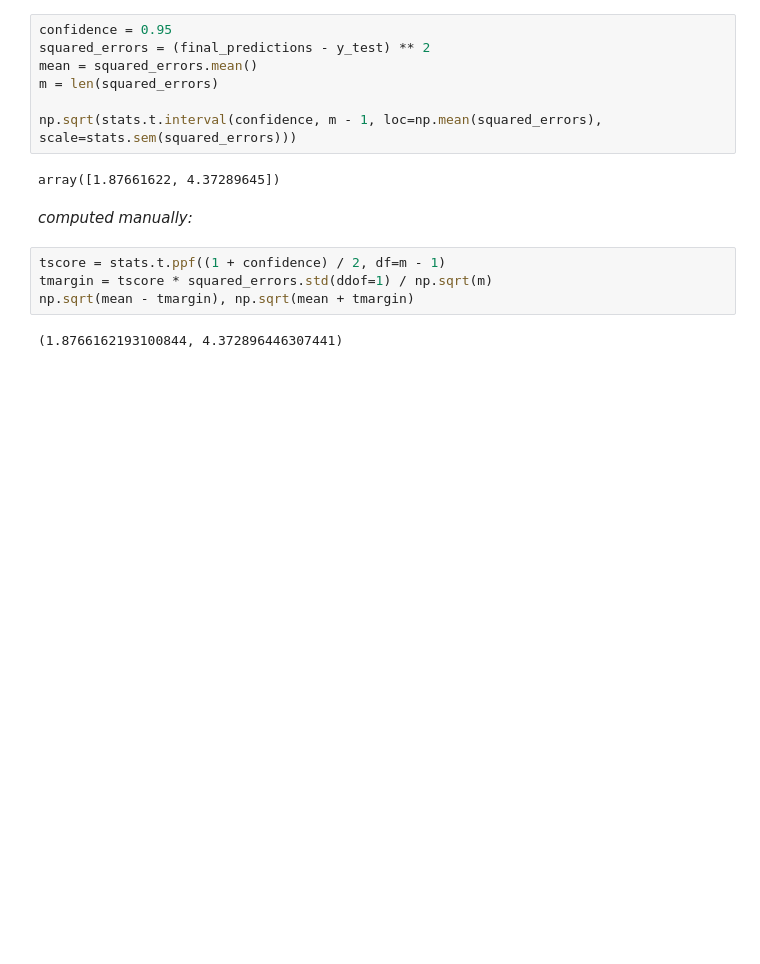
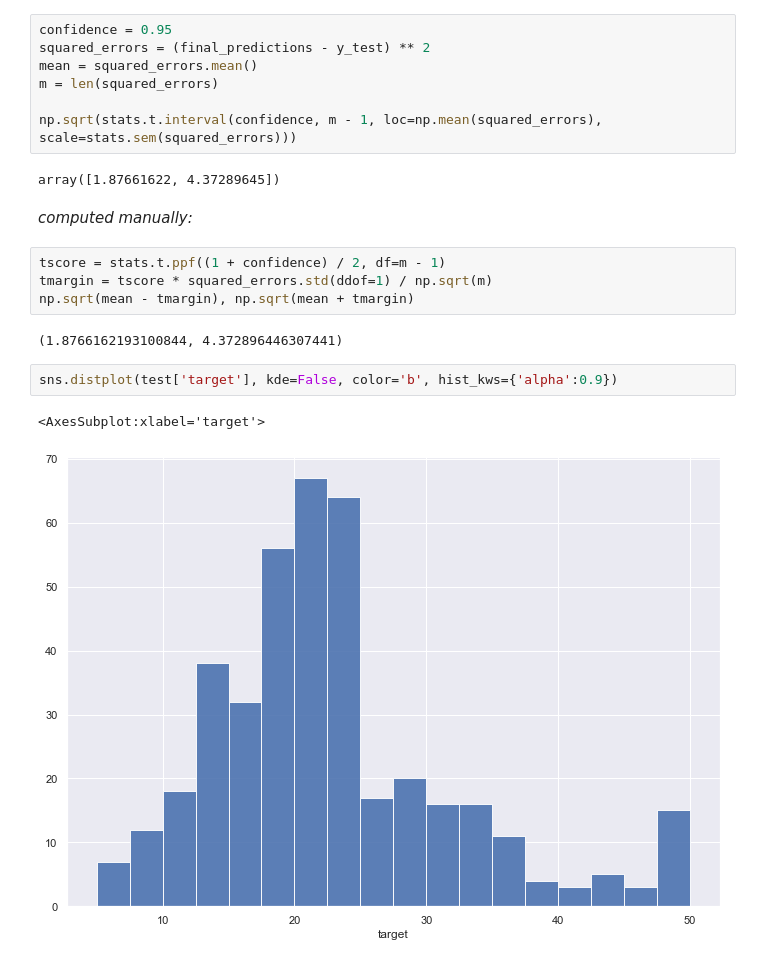
Before and after one commit to JasonMartino720/CS539_Assignment1, a Jupyter notebook: TeamAssignment1dot1.ipynb, the cells around one changed output. Cells and saved outputs as stored; diff of their text form; blank space fills up the shorter version.

```diff
--- a/TeamAssignment1dot1.ipynb
+++ b/TeamAssignment1dot1.ipynb
@@ -564,3 +564,8 @@ tmargin = tscore * squared_errors.std(ddof=1) / np.sqrt(m)
 np.sqrt(mean - tmargin), np.sqrt(mean + tmargin)
 # %% [output]
 (1.8766162193100844, 4.372896446307441)
+# %%
+sns.distplot(test['target'], kde=False, color='b', hist_kws={'alpha':0.9})
+# %% [output]
+<AxesSubplot:xlabel='target'>
+[figure, added]
```
Also changed, not shown: parts of 2 cells of this notebook.
